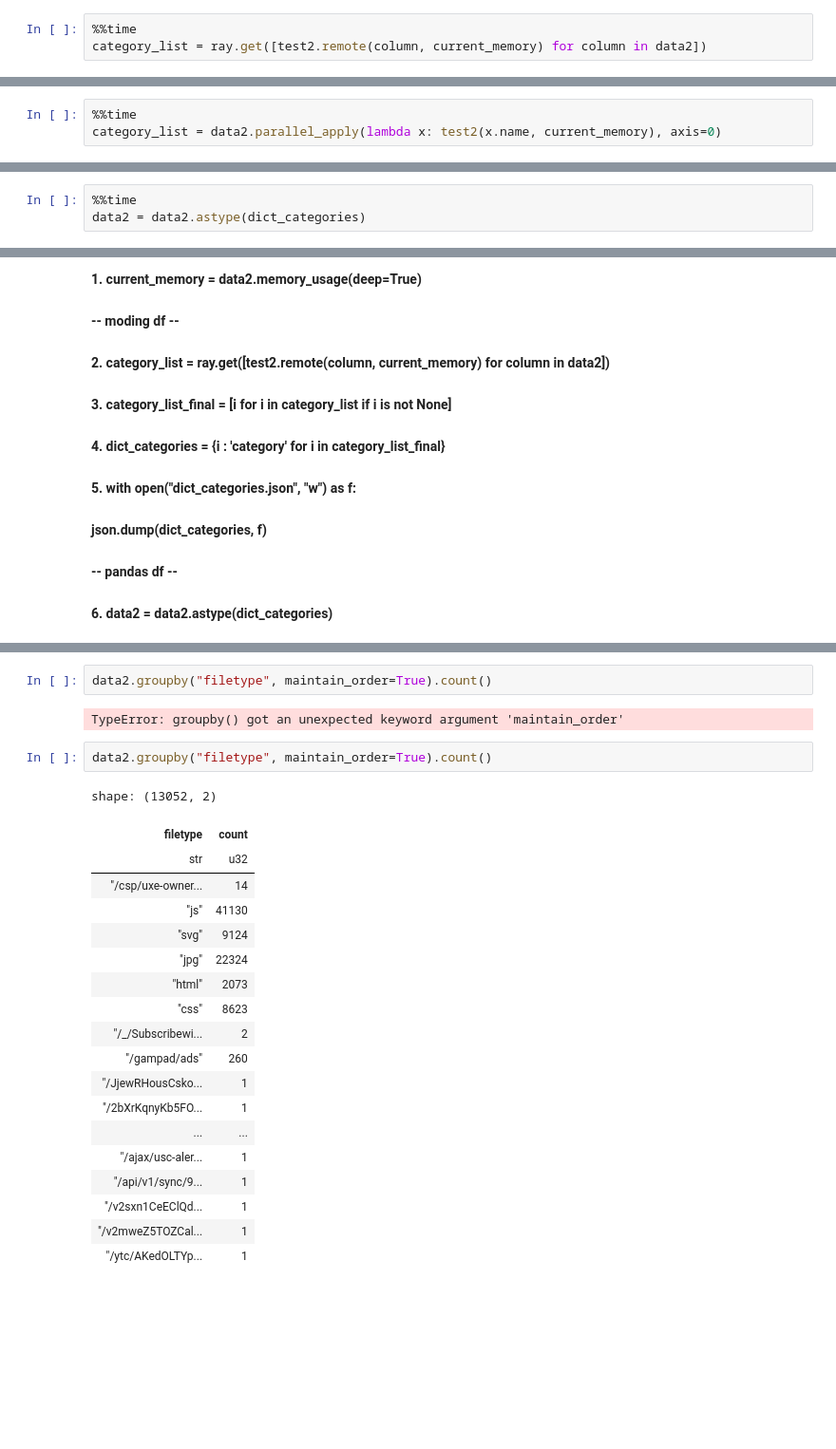
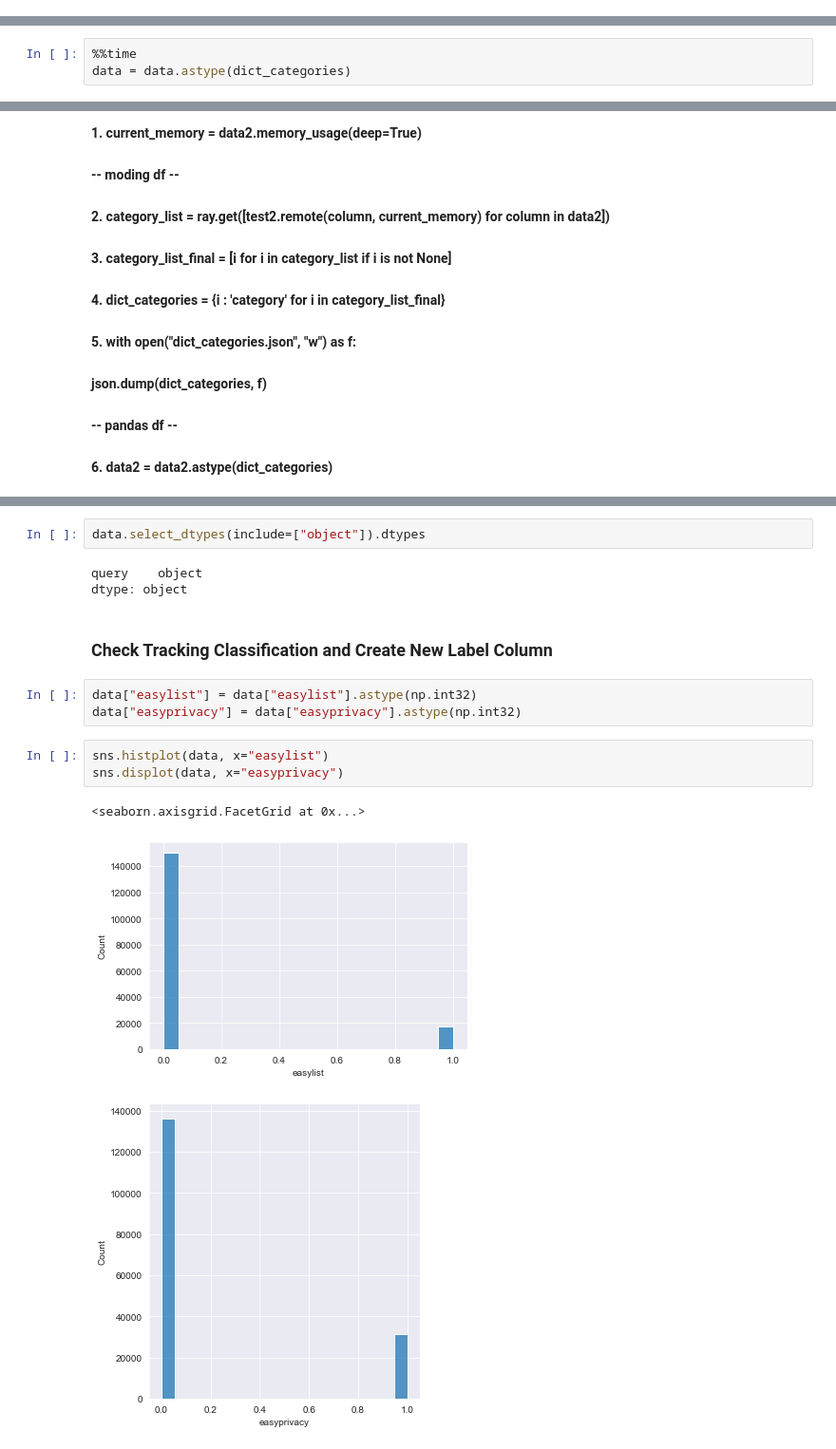
Before and after one commit to wolfrieder/http-response-classifier, a Jupyter notebook: notebooks/data_exploration.ipynb, the cells around one changed output, grey strips where cells are left out. Shown at 95% size. Saved outputs shown, nothing was run; the diff lists cells and outputs as text; blank space fills up the shorter version.

Commit message:
Update Files and Data Exploration
Updated Requirements

Added Fuzzy Matching for Columns
Added Visualizations

```diff
--- a/notebooks/data_exploration.ipynb
+++ b/notebooks/data_exploration.ipynb
@@ -169,3 +101,0 @@ test.memory_usage(deep=True)
-# %%
-%%time
-category_list = ray.get([test2.remote(column, current_memory) for column in data2])
@@ -190,3 +101,0 @@ Wall time: 15min 22s
-# %%
-%%time
-category_list = data2.parallel_apply(lambda x: test2(x.name, current_memory), axis=0)
@@ -258,4 +110,4 @@ with open("dict_categories.json", "w") as f:
     json.dump(dict_categories, f)
 # %%
 %%time
-data2 = data2.astype(dict_categories)
+data = data.astype(dict_categories)
@@ -336,26 +157,17 @@ Length: 3921, dtype: bool
-# %%
-data2.groupby("filetype", maintain_order=True).count()
-# %% [output]
-TypeError: groupby() got an unexpected keyword argument 'maintain_order'
-# %%
-data2.groupby("filetype", maintain_order=True).count()
-# %% [output]
-shape: (13052, 2)
-| filetype | count |
-| str | u32 |
-| "/csp/uxe-owner... | 14 |
-| "js" | 41130 |
-| "svg" | 9124 |
-| "jpg" | 22324 |
-| "html" | 2073 |
-| "css" | 8623 |
-| "/_/Subscribewi... | 2 |
-| "/gampad/ads" | 260 |
-| "/JjewRHousCsko... | 1 |
-| "/2bXrKqnyKb5FO... | 1 |
-| ... | ... |
-| "/ajax/usc-aler... | 1 |
-| "/api/v1/sync/9... | 1 |
-| "/v2sxn1CeEClQd... | 1 |
-| "/v2mweZ5TOZCal... | 1 |
-| "/ytc/AKedOLTYp... | 1 |
+# %%
+data.select_dtypes(include=["object"]).dtypes
+# %% [output]
+query    object
+dtype: object
+# %% [markdown]
+### Check Tracking Classification and Create New Label Column
+# %%
+data["easylist"] = data["easylist"].astype(np.int32)
+data["easyprivacy"] = data["easyprivacy"].astype(np.int32)
+# %%
+sns.histplot(data, x="easylist")
+sns.displot(data, x="easyprivacy")
+# %% [output]
+<seaborn.axisgrid.FacetGrid at 0x...>
+[figure, added]
+[figure, added]
```
Also changed, not shown: parts of 46 cells of this notebook, 3 other files.
